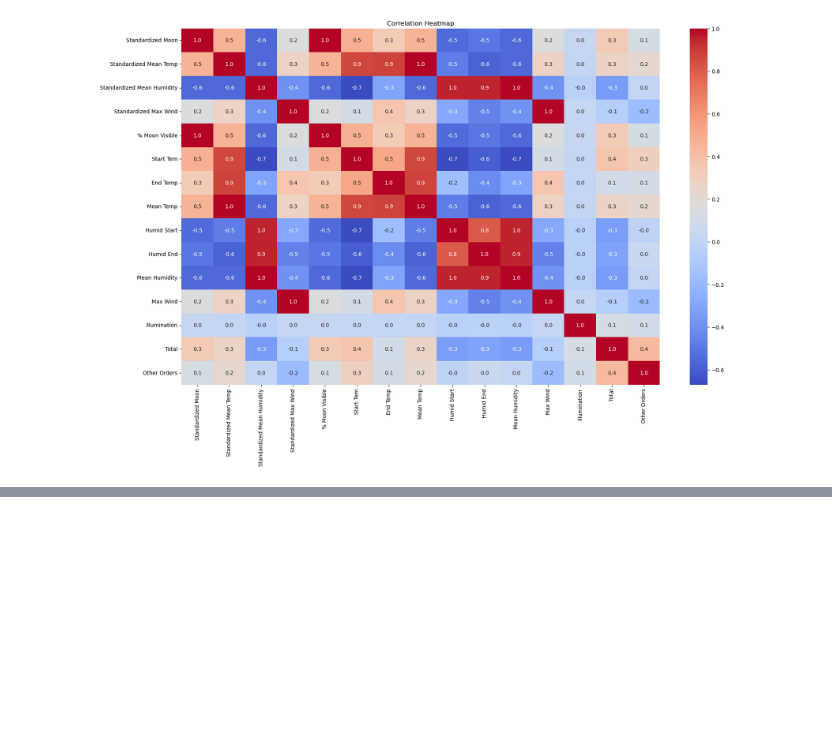
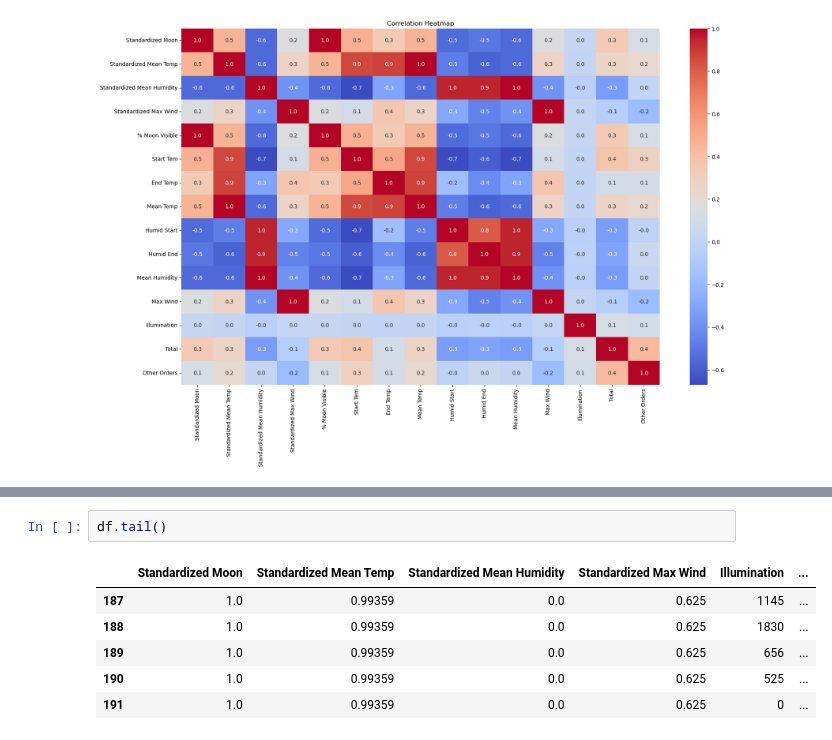
Before and after one commit to hfarukaktas/data-science-projects, a Jupyter notebook: bugs-data/bugs_data.ipynb, the cells around one changed output, grey strips where cells are left out. Drawn from its saved outputs; the diff is of its cells as text; blank space fills up the shorter version.

```diff
--- a/bugs-data/bugs_data.ipynb
+++ b/bugs-data/bugs_data.ipynb
@@ -230,0 +334,9 @@ plt.show()
+# %%
+df.tail()
+# %% [output]
+|  | Standardized Moon | Standardized Mean Temp | Standardized Mean Humidity | Standardized Max Wind | Illumination | ... |
+| 187 | 1.0 | 0.99359 | 0.0 | 0.625 | 1145 | ... |
+| 188 | 1.0 | 0.99359 | 0.0 | 0.625 | 1830 | ... |
+| 189 | 1.0 | 0.99359 | 0.0 | 0.625 | 656 | ... |
+| 190 | 1.0 | 0.99359 | 0.0 | 0.625 | 525 | ... |
+| 191 | 1.0 | 0.99359 | 0.0 | 0.625 | 0 | ... |
```
Also changed, not shown: parts of 15 cells of this notebook.
